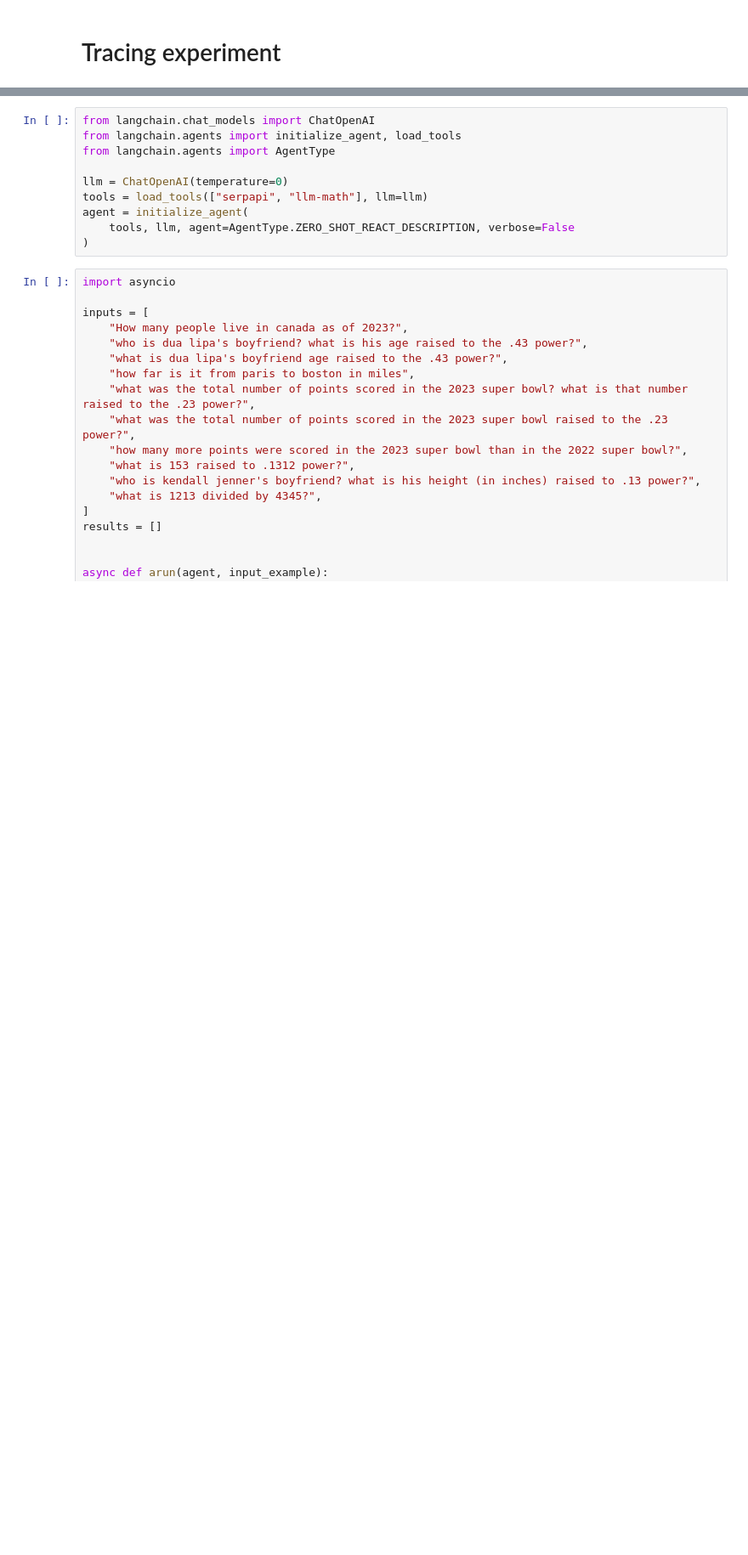
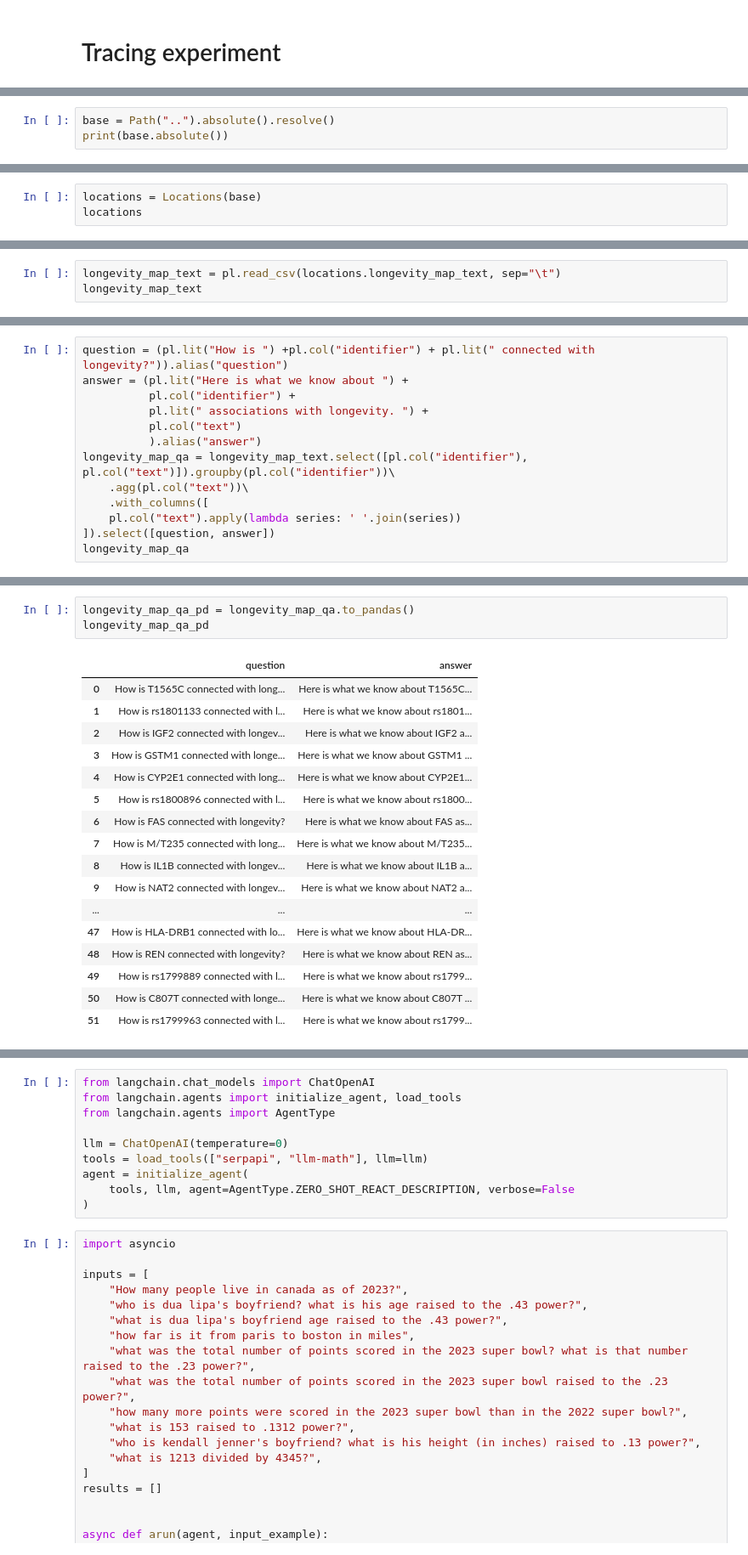
Before and after one commit to longevity-genie/longevity-genie, a Jupyter notebook: notebooks/tracing.ipynb, the cells around one changed output, grey strips where cells are left out. Shown at 85% size. Cells and saved outputs as stored; diff of their text form; blank space fills up the shorter version.

```diff
--- a/notebooks/tracing.ipynb
+++ b/notebooks/tracing.ipynb
@@ -18,0 +10,3 @@ LangChainPlusClient (API URL: http://localhost:1984)
+# %%
+base = Path("..").absolute().resolve()
+print(base.absolute())
@@ -18,0 +15,3 @@ LangChainPlusClient (API URL: http://localhost:1984)
+# %%
+locations = Locations(base)
+locations
@@ -25,0 +47,3 @@ start tracing into default
+# %%
+longevity_map_text = pl.read_csv(locations.longevity_map_text, sep="\t")
+longevity_map_text
@@ -25,0 +70,13 @@ start tracing into default
+# %%
+question = (pl.lit("How is ") +pl.col("identifier") + pl.lit(" connected with longevity?")).alias("question")
+answer = (pl.lit("Here is what we know about ") +
+          pl.col("identifier") +
+          pl.lit(" associations with longevity. ") +
+          pl.col("text")
+          ).alias("answer")
+longevity_map_qa = longevity_map_text.select([pl.col("identifier"), pl.col("text")]).groupby(pl.col("identifier"))\
+    .agg(pl.col("text"))\
+    .with_columns([
+    pl.col("text").apply(lambda series: ' '.join(series))
+]).select([question, answer])
+longevity_map_qa
@@ -25,0 +103,21 @@ start tracing into default
+# %%
+longevity_map_qa_pd = longevity_map_qa.to_pandas()
+longevity_map_qa_pd
+# %% [output]
+|  | question | answer |
+| 0 | How is T1565C connected with long... | Here is what we know about T1565C... |
+| 1 | How is rs1801133 connected with l... | Here is what we know about rs1801... |
+| 2 | How is IGF2 connected with longev... | Here is what we know about IGF2 a... |
+| 3 | How is GSTM1 connected with longe... | Here is what we know about GSTM1 ... |
+| 4 | How is CYP2E1 connected with long... | Here is what we know about CYP2E1... |
+| 5 | How is rs1800896 connected with l... | Here is what we know about rs1800... |
+| 6 | How is FAS connected with longevity? | Here is what we know about FAS as... |
+| 7 | How is M/T235 connected with long... | Here is what we know about M/T235... |
+| 8 | How is IL1B connected with longev... | Here is what we know about IL1B a... |
+| 9 | How is NAT2 connected with longev... | Here is what we know about NAT2 a... |
+| ... | ... | ... |
+| 47 | How is HLA-DRB1 connected with lo... | Here is what we know about HLA-DR... |
+| 48 | How is REN connected with longevity? | Here is what we know about REN as... |
+| 49 | How is rs1799889 connected with l... | Here is what we know about rs1799... |
+| 50 | How is C807T connected with longe... | Here is what we know about C807T ... |
+| 51 | How is rs1799963 connected with l... | Here is what we know about rs1799... |
```
Also changed, not shown: parts of 17 cells of this notebook, 11 other files.
